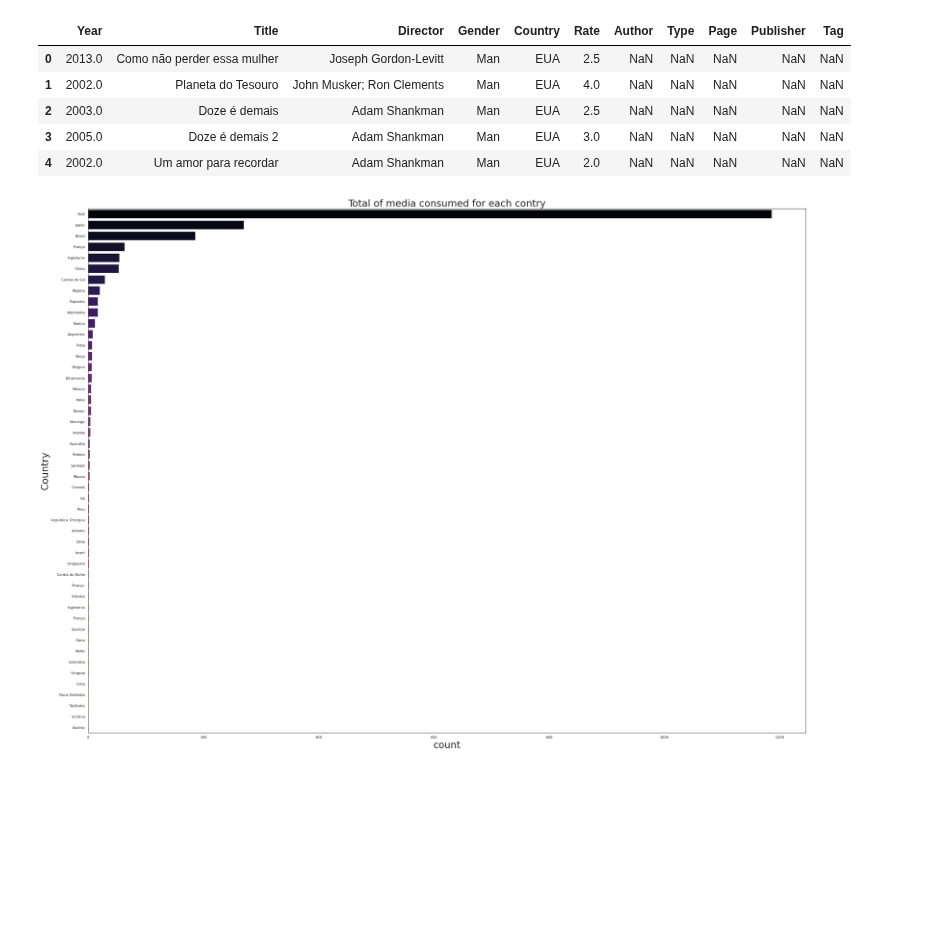
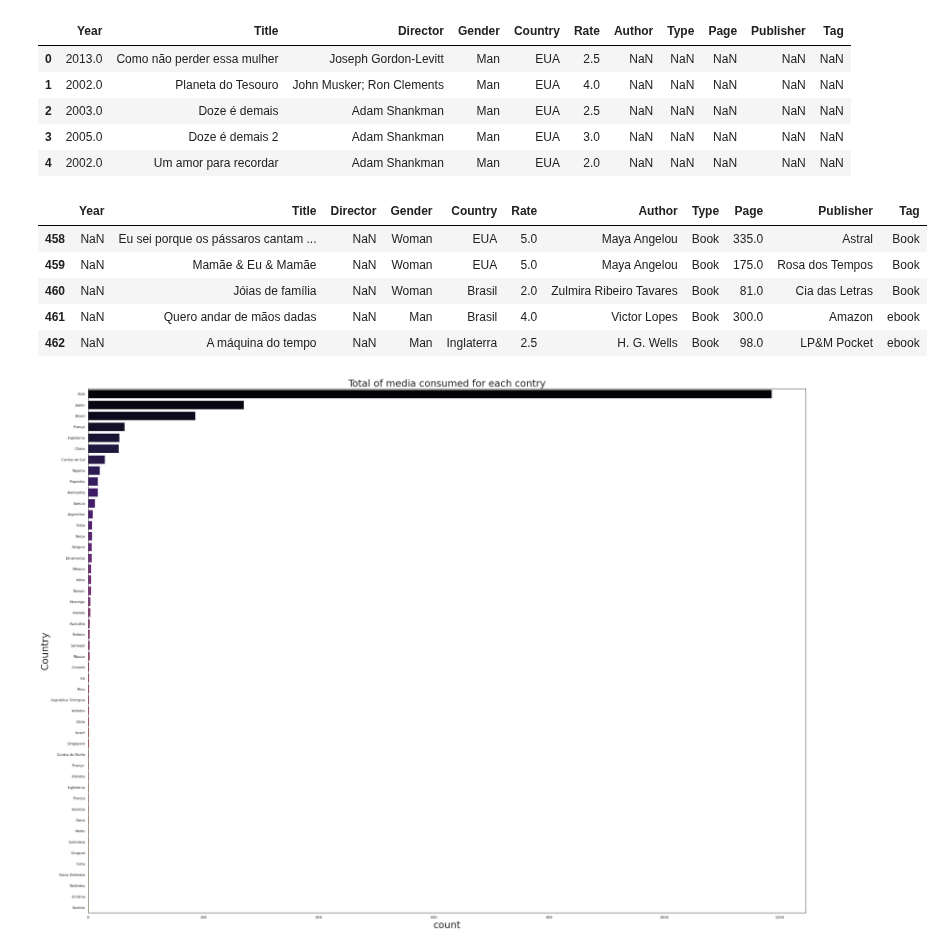
Before and after one commit to fernandarrios/desafio, a Jupyter notebook: Filme_e_Literatura.ipynb, the cells around one changed output. Cells and saved outputs as stored; diff of their text form; code cells hidden in the pictures; blank space fills up the shorter version.

```diff
--- a/Filme_e_Literatura.ipynb
+++ b/Filme_e_Literatura.ipynb
@@ -420,6 +420,15 @@ df_total.head()
 | 2 | 2003.0 | Doze é demais | Adam Shankman | Man | EUA | 2.5 | NaN | NaN | NaN | NaN | NaN |
 | 3 | 2005.0 | Doze é demais 2 | Adam Shankman | Man | EUA | 3.0 | NaN | NaN | NaN | NaN | NaN |
 | 4 | 2002.0 | Um amor para recordar | Adam Shankman | Man | EUA | 2.0 | NaN | NaN | NaN | NaN | NaN |
+# %%
+df_total.tail()
+# %% [output]
+|  | Year | Title | Director | Gender | Country | Rate | Author | Type | Page | Publisher | Tag |
+| 458 | NaN | Eu sei porque os pássaros cantam ... | NaN | Woman | EUA | 5.0 | Maya Angelou | Book | 335.0 | Astral | Book |
+| 459 | NaN | Mamãe & Eu & Mamãe | NaN | Woman | EUA | 5.0 | Maya Angelou | Book | 175.0 | Rosa dos Tempos | Book |
+| 460 | NaN | Jóias de família | NaN | Woman | Brasil | 2.0 | Zulmira Ribeiro Tavares | Book | 81.0 | Cia das Letras | Book |
+| 461 | NaN | Quero andar de mãos dadas | NaN | Man | Brasil | 4.0 | Victor Lopes | Book | 300.0 | Amazon | ebook |
+| 462 | NaN | A máquina do tempo | NaN | Man | Inglaterra | 2.5 | H. G. Wells | Book | 98.0 | LP&M Pocket | ebook |
 # %%
 df_total_contries = df_total['Country'].value_counts()
 # %%
```
